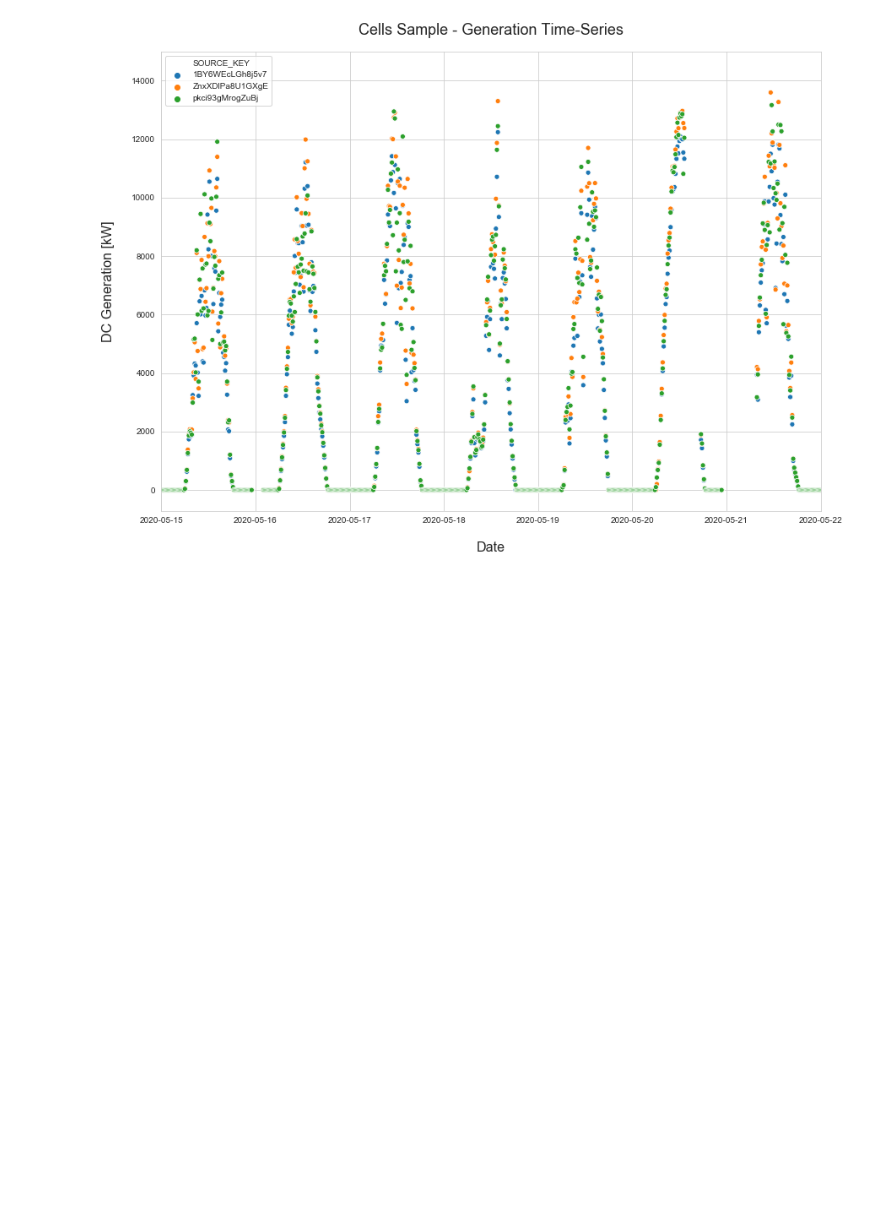
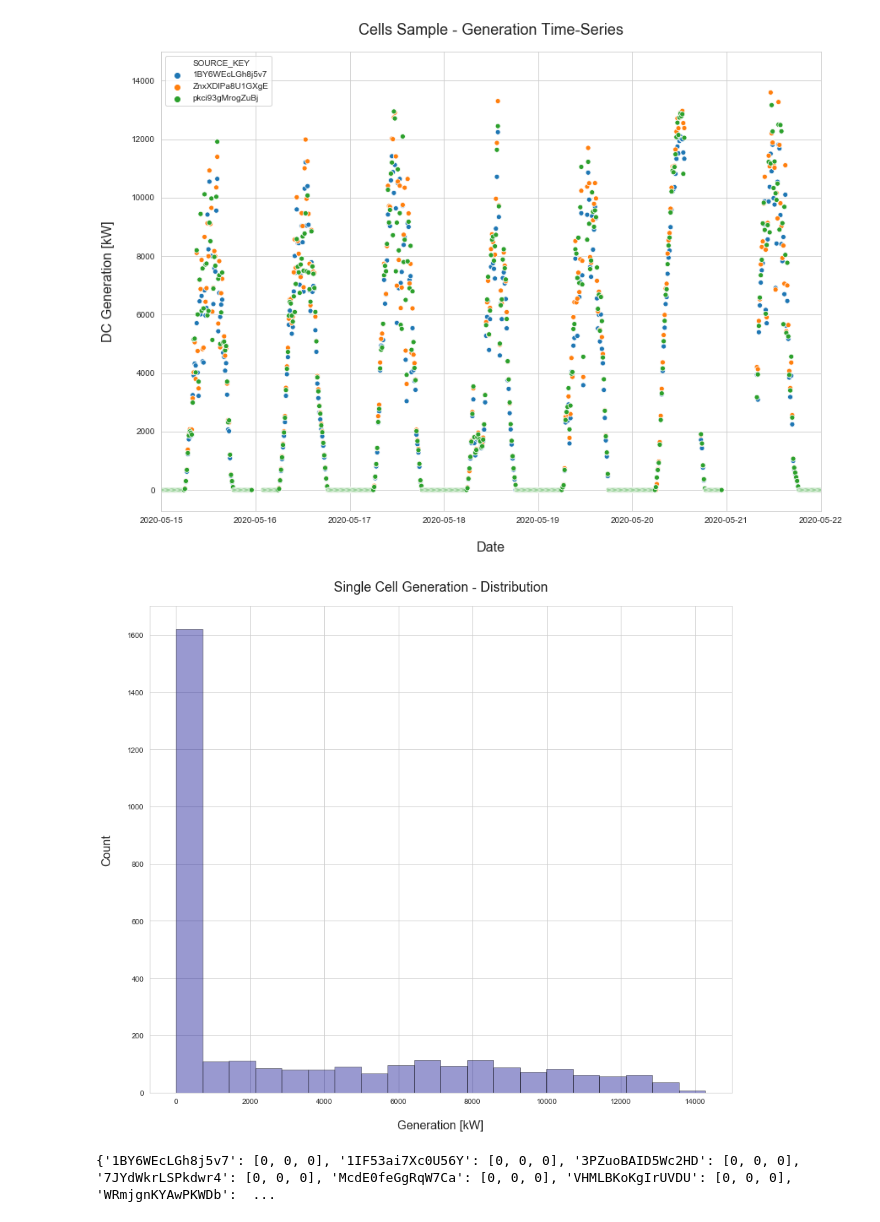
Before and after one commit to CloudforestTechnologies/solar-power-generation-project, a Jupyter notebook: Notebooks/1.0-pm-solar-power-generation-eda.ipynb, the cells around one changed output. Drawn from its saved outputs; the diff is of its cells as text; code cells hidden in the pictures; blank space fills up the shorter version.

```diff
--- a/Notebooks/1.0-pm-solar-power-generation-eda.ipynb
+++ b/Notebooks/1.0-pm-solar-power-generation-eda.ipynb
@@ -191,3 +191,47 @@ if SAVE_FIGURES == True:
 plt.show()
 # %% [output]
 [figure]
+# %%
+# Investigate distribution of one cell sample
+df_cell1_gen = df_plant1_gen[df_plant1_gen['SOURCE_KEY'] == 'ZnxXDlPa8U1GXgE']
+
+plt.figure(figsize = (14, 12))
+
+# Create histogram
+y_data = df_cell1_gen['DC_POWER']
+sns.distplot(y_data, bins = 20, hist = True, kde = False, color = "darkblue", hist_kws = {'edgecolor':'black'})
+
+# Set title, axes
+plt.title("Single Cell Generation - Distribution", fontsize = figures_helper.TITLE_FONTSIZE, pad = 20)
+plt.xlabel("Generation [kW]", fontsize = 16, labelpad = 20)
+plt.ylabel("Count", fontsize = 16, labelpad = 20)
+
+# Save fig
+if SAVE_FIGURES == True:
+    name = 'Single_Cell_Gen_Distribution'
+    save_string = figures_helper.generate_fig_save_string(name)
+    plt.savefig(save_string, format = 'png', dpi = 600)
+
+plt.show()
+# %% [output]
+[figure, added]
+# %%
+# Investigation into which cells produce most aggregate generation
+
+# Create dict for cells, min generation, max generation and aggregate total
+aggregated_generation = {
+    '1BY6WEcLGh8j5v7' : [0, 0, 0], '1IF53ai7Xc0U56Y' : [0, 0, 0], '3PZuoBAID5Wc2HD' : [0, 0, 0], '7JYdWkrLSPkdwr4' : [0, 0, 0],
+ 'McdE0feGgRqW7Ca' : [0, 0, 0], 'VHMLBKoKgIrUVDU' : [0, 0, 0], 'WRmjgnKYAwPKWDb' : [0, 0, 0], 'ZnxXDlPa8U1GXgE' : [0, 0, 0],
+ 'ZoEaEvLYb1n2sOq' : [0, 0, 0], 'adLQvlD726eNBSB' : [0, 0, 0], 'bvBOhCH3iADSZry' : [0, 0, 0], 'iCRJl6heRkivqQ3' : [0, 0, 0],
+ 'ih0vzX44oOqAx2f' : [0, 0, 0], 'pkci93gMrogZuBj' : [0, 0, 0], 'rGa61gmuvPhdLxV' : [0, 0, 0], 'sjndEbLyjtCKgGv' : [0, 0, 0],
+ 'uHbuxQJl8lW7ozc' : [0, 0, 0], 'wCURE6d3bPkepu2' : [0, 0, 0], 'z9Y9gH1T5YWrNuG' : [0, 0, 0], 'zBIq5rxdHJRwDNY' : [0, 0, 0],
+ 'zVJPv84UY57bAof' : [0, 0, 0], 'YxYtjZvoooNbGkE' : [0, 0, 0]
+}
+
+print(aggregated_generation)
+
+# Iterate over time-series to populate min and max generation for each cell
+
+# Calculate aggregate total
+# %% [output]
+{'1BY6WEcLGh8j5v7': [0, 0, 0], '1IF53ai7Xc0U56Y': [0, 0, 0], '3PZuoBAID5Wc2HD': [0, 0, 0], '7JYdWkrLSPkdwr4': [0, 0, 0], 'McdE0feGgRqW7Ca': [0, 0, 0], 'VHMLBKoKgIrUVDU': [0, 0, 0], 'WRmjgnKYAwPKWDb':  ...
```
Also changed, not shown: parts of 1 cell of this notebook.
